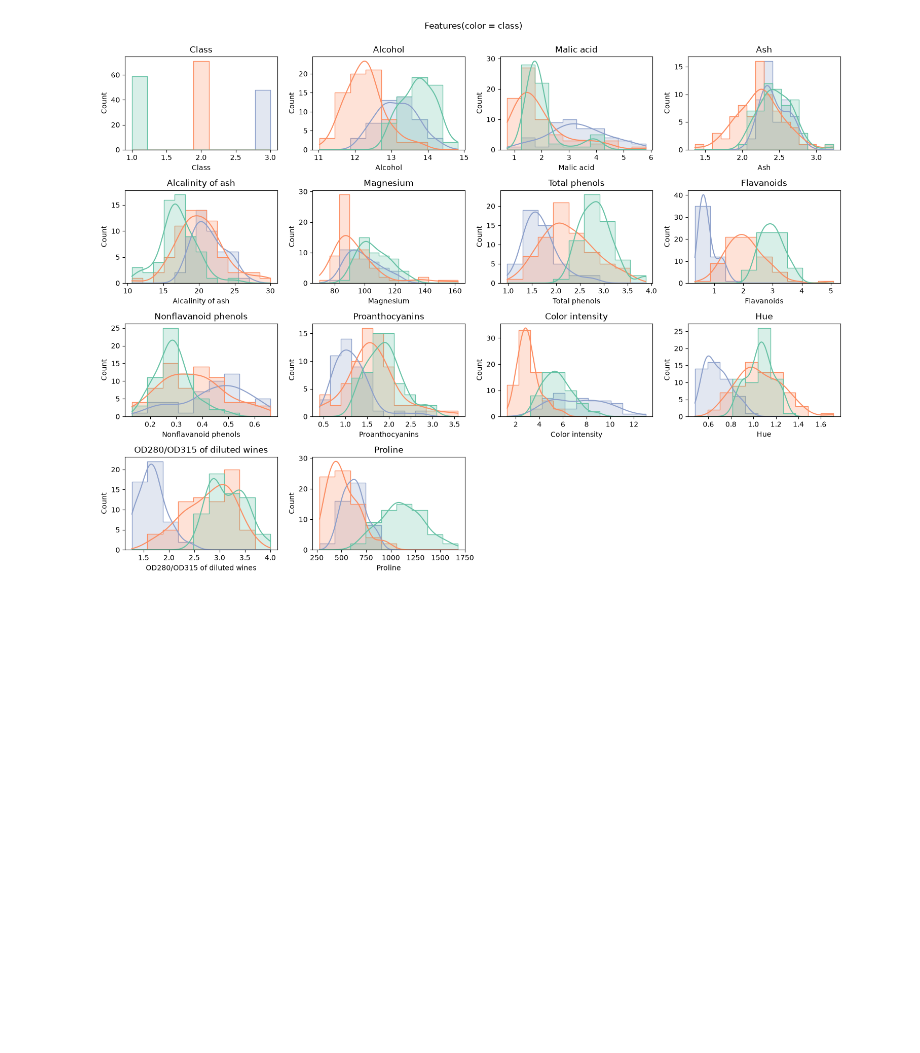
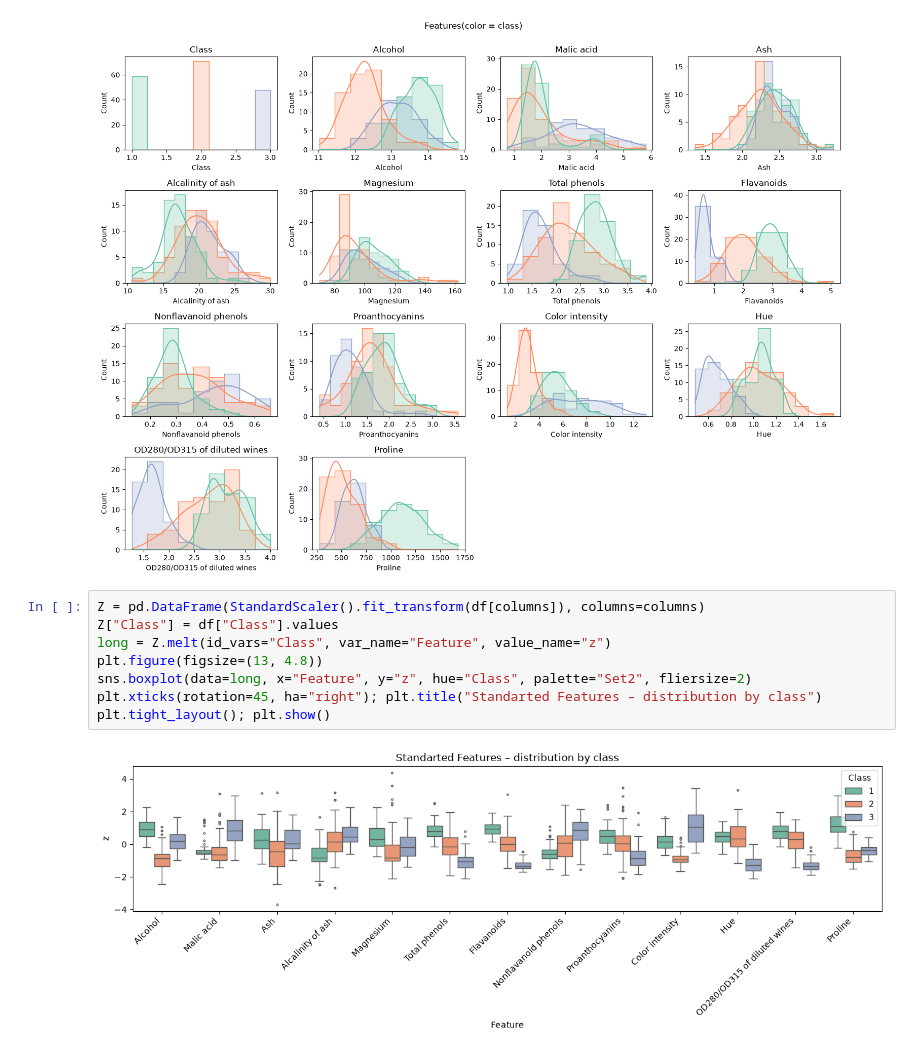
Before and after one commit to AUstundagx/Wine-Quality-Prediction, a Jupyter notebook: notebooks/data_ucı.ipynb, the cells around one changed output. Saved outputs shown, nothing was run; the diff lists cells and outputs as text; blank space fills up the shorter version.

Commit message:
visiualazing for features using standart_scaler method

```diff
--- a/notebooks/data_ucı.ipynb
+++ b/notebooks/data_ucı.ipynb
@@ -158,3 +159,13 @@ plt.suptitle("Features(color = class)", y=1.0)
 plt.tight_layout(); plt.show()
 # %% [output]
 [figure]
+# %%
+Z = pd.DataFrame(StandardScaler().fit_transform(df[columns]), columns=columns)
+Z["Class"] = df["Class"].values
+long = Z.melt(id_vars="Class", var_name="Feature", value_name="z")
+plt.figure(figsize=(13, 4.8))
+sns.boxplot(data=long, x="Feature", y="z", hue="Class", palette="Set2", fliersize=2)
+plt.xticks(rotation=45, ha="right"); plt.title("Standarted Features – distribution by class")
+plt.tight_layout(); plt.show()
+# %% [output]
+[figure, added]
```
Also changed, not shown: parts of 1 cell of this notebook.
